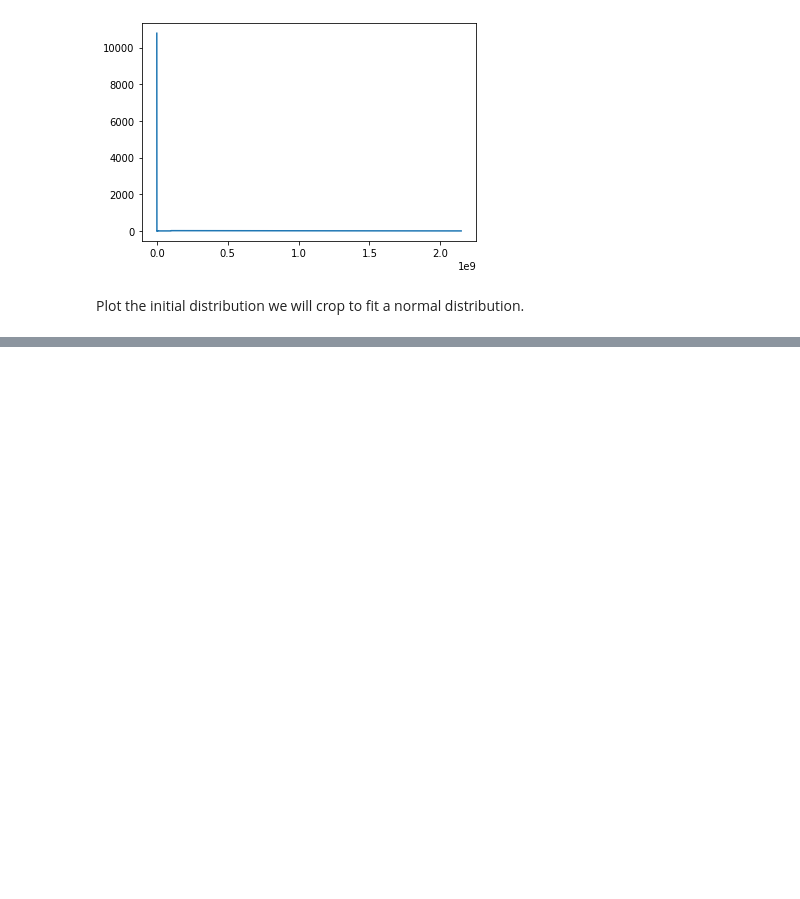
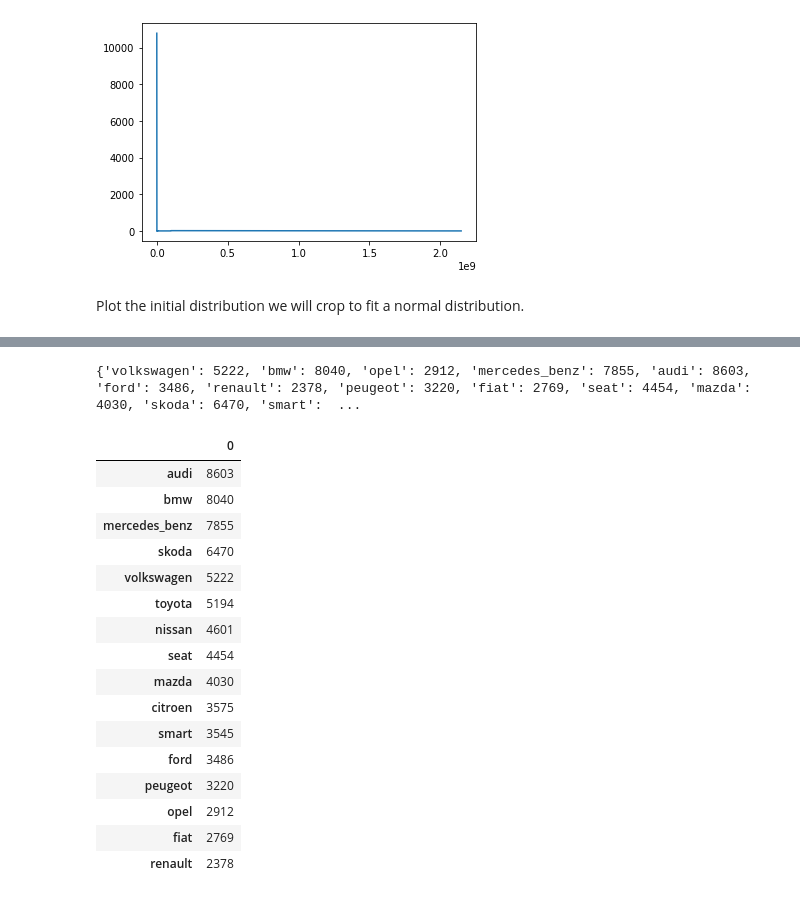
Before and after one commit to holiday-scott/exploring_ebay_car_sales_data, a Jupyter notebook: eBay_Auto_Sales.ipynb, the cells around one changed output, grey strips where cells are left out. Cells and saved outputs as stored; diff of their text form; code cells hidden in the pictures; blank space fills up the shorter version.

```diff
--- a/eBay_Auto_Sales.ipynb
+++ b/eBay_Auto_Sales.ipynb
@@ -413,0 +626,36 @@ final_price_distribution["price"].sort_values().plot(kind='line')
+# %%
+mean_price_agg = {}
+
+top_17_index = autos["brand"].value_counts(dropna=False, normalize=True).head(16)
+#print(top_17_index)
+
+for brand in top_17_index.index:
+  brand_slice = autos[autos["brand"] == brand]
+  agg_mean = brand_slice["price"].mean()
+  mean_price_agg[brand] = round(agg_mean)
+
+print(mean_price_agg)
+# %% [output]
+{'volkswagen': 5222, 'bmw': 8040, 'opel': 2912, 'mercedes_benz': 7855, 'audi': 8603, 'ford': 3486, 'renault': 2378, 'peugeot': 3220, 'fiat': 2769, 'seat': 4454, 'mazda': 4030, 'skoda': 6470, 'smart':  ...
+# %%
+mean_price_df = pd.DataFrame.from_dict([mean_price_agg]).transpose()
+mean_price_df = mean_price_df.sort_values(by=[0], ascending=False)
+mean_price_df
+# %% [output]
+|  | 0 |
+| audi | 8603 |
+| bmw | 8040 |
+| mercedes_benz | 7855 |
+| skoda | 6470 |
+| volkswagen | 5222 |
+| toyota | 5194 |
+| nissan | 4601 |
+| seat | 4454 |
+| mazda | 4030 |
+| citroen | 3575 |
+| smart | 3545 |
+| ford | 3486 |
+| peugeot | 3220 |
+| opel | 2912 |
+| fiat | 2769 |
+| renault | 2378 |
```
Also changed, not shown: parts of 37 cells of this notebook.
